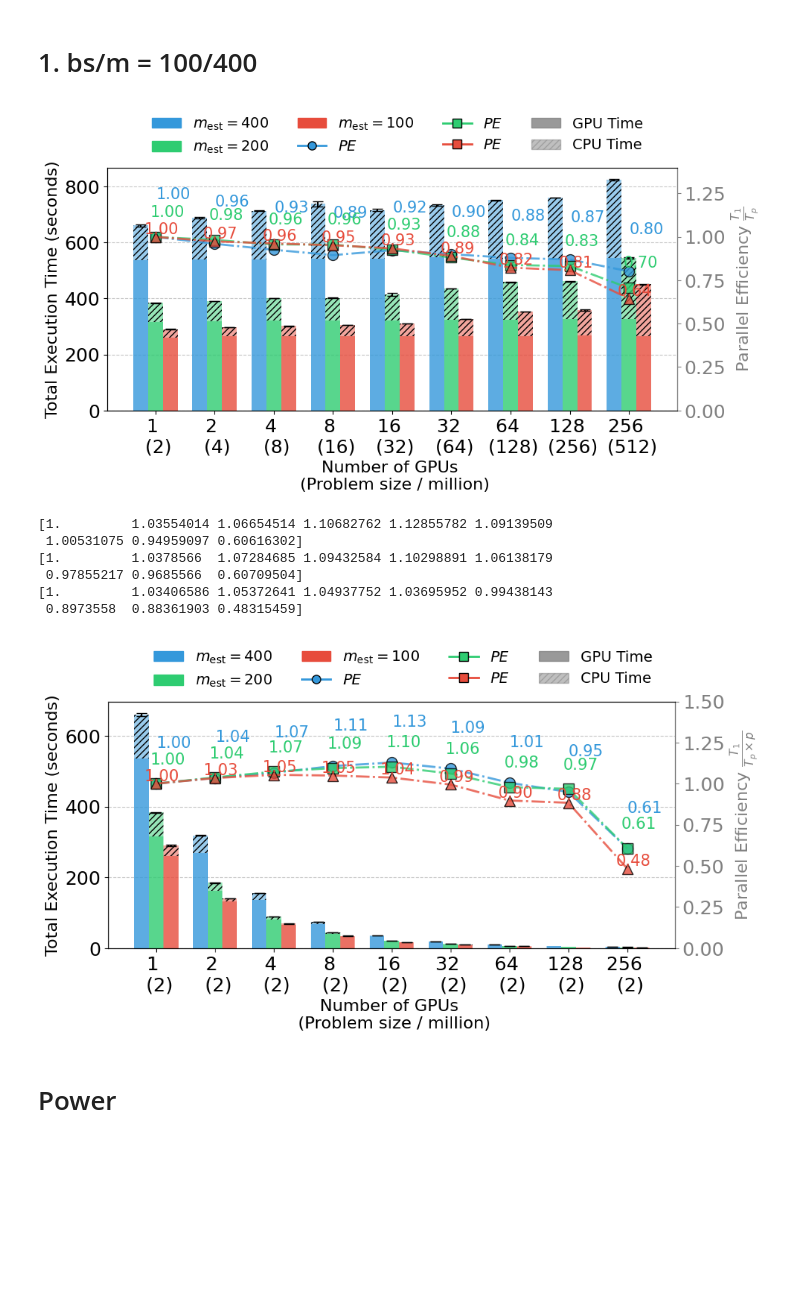
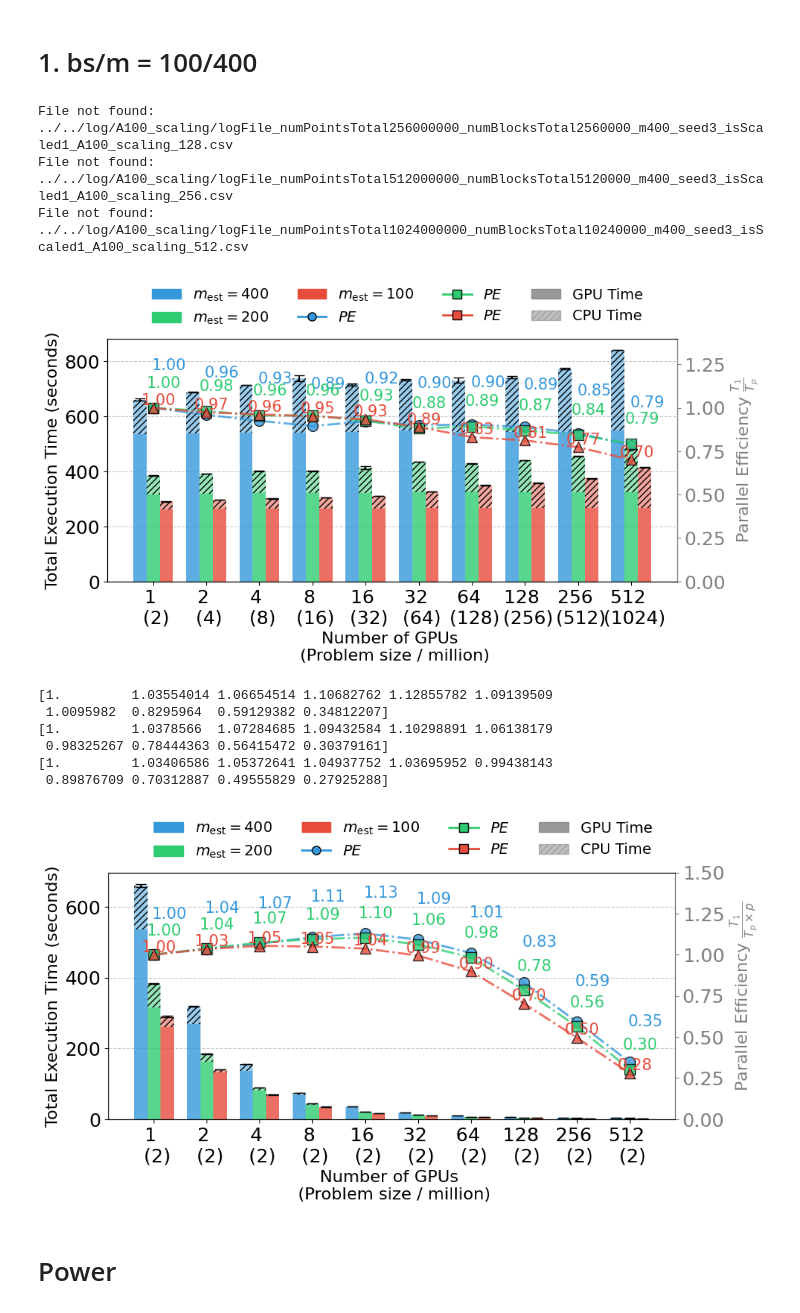
Before and after one commit to paper-code1/VecchiaConditionalExtremes, a Jupyter notebook: experiments/scale/PerformanceVisu_A100_scaling.ipynb, the cells around one changed output. Saved outputs shown, nothing was run; the diff lists cells and outputs as text; code cells hidden in the pictures; blank space fills up the shorter version.

```diff
--- a/experiments/scale/PerformanceVisu_A100_scaling.ipynb
+++ b/experiments/scale/PerformanceVisu_A100_scaling.ipynb
@@ -9,7 +9,7 @@ plt.rcParams.update({'font.size': 18})
 
 # Define the number of processes
 # n_values = [1, 2, 4]
-n_values = [1, 2, 4, 8, 16, 32, 64, 128, 256]
+n_values = [1, 2, 4, 8, 16, 32, 64, 128, 256, 512]
 n_problemsize_400 = [2 * 1e6 * n_ for n_ in n_values]
 
 # Data structure for strong scaling with CPU and GPU time components
@@ -94,7 +94,7 @@ ax2 = ax1.twinx()  # Create a second y-axis
 # Bar width and positions
 bar_width = 0.25
 index = np.arange(len(n_values))
-index_GPUs_ps = ['1 \n (2)', '2 \n (4)', '4 \n (8)', '8 \n (16)', '16 \n (32)', '32 \n (64)', '64 \n (128)', '128 \n (256)', '256 \n (512)']
+index_GPUs_ps = ['1 \n (2)', '2 \n (4)', '4 \n (8)', '8 \n (16)', '16 \n (32)', '32 \n (64)', '64 \n (128)', '128 \n (256)', '256 \n (512)', '512 \n (1024)']
 
 # Plot stacked bars for each implementation on the first y-axis
 for i, measurement in enumerate(measurements):
@@ -186,34 +186,37 @@ for i, measurement in enumerate(measurements):
 # Add speedup lines to legend
 for i, measurement in enumerate(measurements):
     legend_elements.append(plt.Line2D([0], [0], marker='o' if i==0 else 's',
                           color=colors[i], markersize=8, linewidth=2,markeredgecolor='black',
                           label=rf"$PE$"))
 
 # Add ideal speedup line to legend
 # legend_elements.append(plt.Line2D([0], [0], color='black', linestyle='--',
 #                        linewidth=1.5, label='Ideal Speedup'))
 
 # Add CPU/GPU pattern legend
 gpu_patch = plt.Rectangle((0,0), 1, 1, color='gray', alpha=0.8, label='GPU Time')
 cpu_patch = plt.Rectangle((0,0), 1, 1, color='gray', alpha=0.5, hatch='////', label='CPU Time')
 legend_elements.extend([gpu_patch, cpu_patch])
 
 # Combine legends in a more organized way
 fig.legend(handles=legend_elements,
            loc='upper center',
            bbox_to_anchor=(0.5, 1.10),
            ncol=4,
            framealpha=0.,
            fontsize=14,
            frameon=True)
 
 # Adjust layout to make room for the legend at the top
 # plt.subplots_adjust(top=0.8)
 plt.tight_layout()
 plt.savefig("./fig/A100_weak_scaling_bs100.pdf", bbox_inches='tight')
 plt.show()
 # %% [output]
+File not found: ../../log/A100_scaling/logFile_numPointsTotal256000000_numBlocksTotal2560000_m400_seed3_isScaled1_A100_scaling_128.csv
+File not found: ../../log/A100_scaling/logFile_numPointsTotal512000000_numBlocksTotal5120000_m400_seed3_isScaled1_A100_scaling_256.csv
+File not found: ../../log/A100_scaling/logFile_numPointsTotal1024000000_numBlocksTotal10240000_m400_seed3_isScaled1_A100_scaling_512.csv
-[figure, old version]
+[figure, new version]
 # %%
 import numpy as np
 import matplotlib.pyplot as plt
@@ -222,7 +225,7 @@ import pandas as pd
 plt.rcParams.update({'font.size': 18})
 
 # Define the number of processes
-n_values = [1, 2, 4, 8, 16, 32, 64, 128, 256]
+n_values = [1, 2, 4, 8, 16, 32, 64, 128, 256, 512]
 n_problemsize_400 = [2 * 1e6 for n_ in n_values]
 
 # Data structure for strong scaling with CPU and GPU time components
@@ -305,7 +308,7 @@ ax2 = ax1.twinx()  # Create a second y-axis
 # Bar width and positions
 bar_width = 0.25
 index = np.arange(len(n_values))
-index_GPUs_ps = ['1 \n (2)', '2 \n (2)', '4 \n (2)', '8 \n (2)', '16 \n (2)', '32 \n (2)', '64 \n (2)', '128 \n (2)', '256 \n (2)']
+index_GPUs_ps = ['1 \n (2)', '2 \n (2)', '4 \n (2)', '8 \n (2)', '16 \n (2)', '32 \n (2)', '64 \n (2)', '128 \n (2)', '256 \n (2)', '512 \n (2)']
 
 # Plot stacked bars for each implementation on the first y-axis
 for i, measurement in enumerate(measurements):
@@ -423,12 +426,12 @@ plt.savefig("./fig/A100_strong_scaling_bs100.pdf", bbox_inches='tight')
 plt.show()
 # %% [output]
 [1.         1.03554014 1.06654514 1.10682762 1.12855782 1.09139509
- 1.00531075 0.94959097 0.60616302]
+ 1.0095982  0.8295964  0.59129382 0.34812207]
 [1.         1.0378566  1.07284685 1.09432584 1.10298891 1.06138179
- 0.97855217 0.9685566  0.60709504]
+ 0.98325267 0.78444363 0.56415472 0.30379161]
 [1.         1.03406586 1.05372641 1.04937752 1.03695952 0.99438143
- 0.8973558  0.88361903 0.48315459]
+ 0.89876709 0.70312887 0.49555829 0.27925288]
-[figure, old version]
+[figure, new version]
 # %% [markdown]
 # Power
 # %%
```
Also changed, not shown: parts of 2 cells of this notebook, 2 other files.
